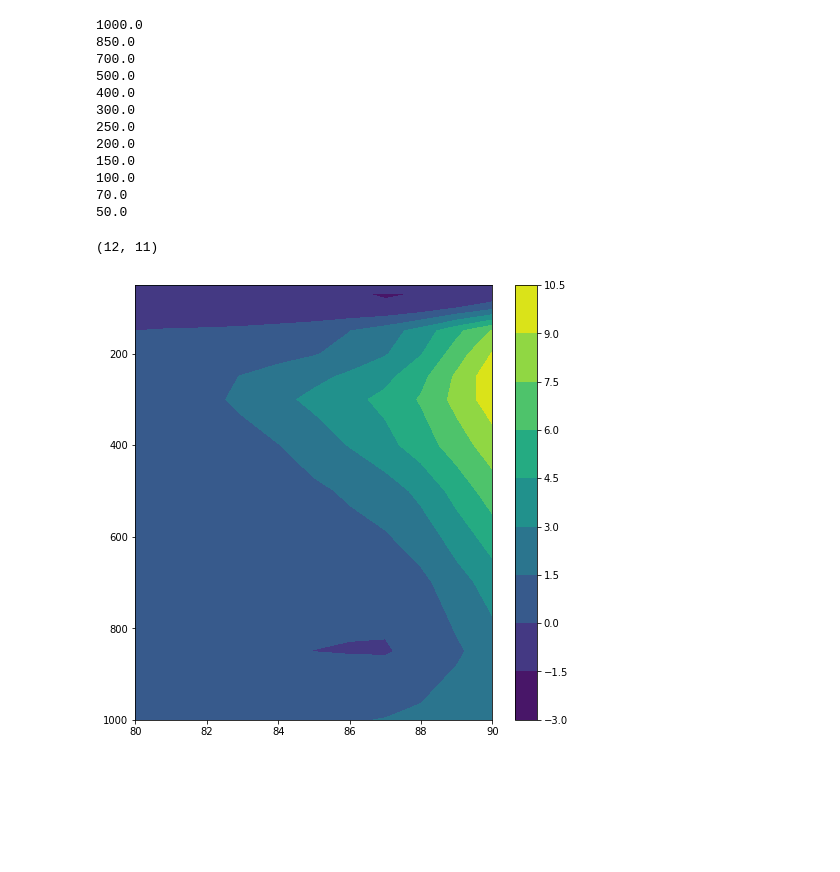
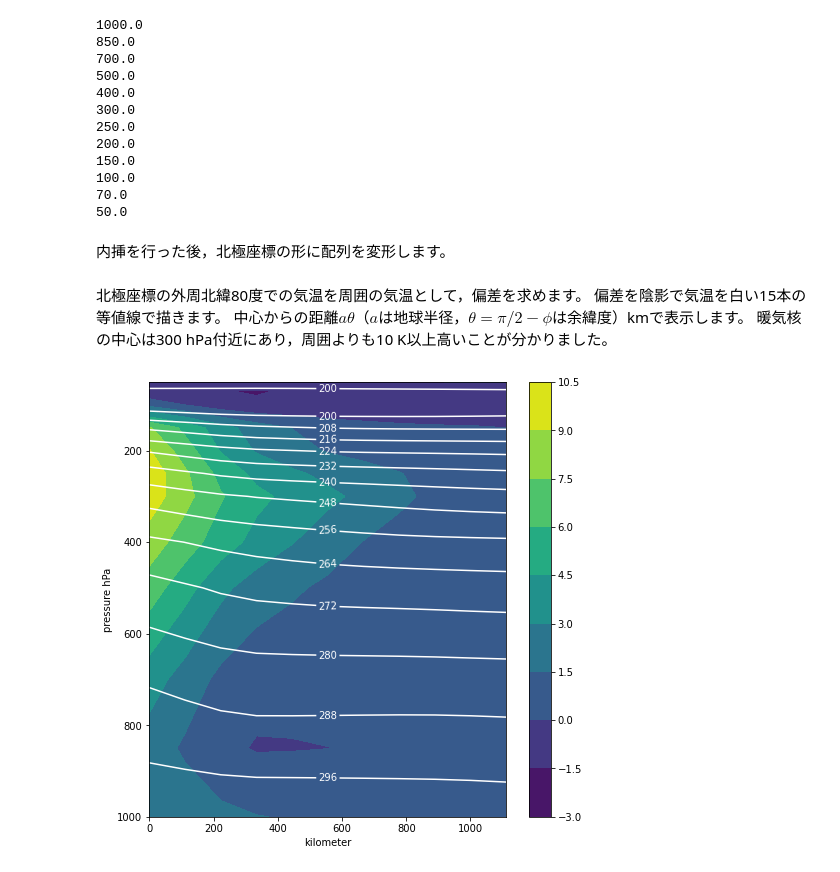
Before and after one commit to tenomoto/pymetds, a Jupyter notebook: Typhoon.ipynb, the cells around one changed output. Drawn from its saved outputs; the diff is of its cells as text; code cells hidden in the pictures; blank space fills up the shorter version.

```diff
--- a/Typhoon.ipynb
+++ b/Typhoon.ipynb
@@ -267,17 +283,0 @@ def closest_val(xval, x):
-# %%
-def linint2_points(xi, yi, fi, xo, yo):
-    if xi[0] > xi[1]:
-        print("xi must be ascending")
-        return np.NaN
-    if yi[0] > yi[1]:
-        print("yi must be ascending")
-        return np.NaN
-    kmax = np.amin([xo.size, yo.size])
-    fo = np.zeros(kmax)
-    for k in range(kmax):
-        i, j = closest_val(xo[k], xi), closest_val(yo[k], yi)
-        t = (xo[k] - xi[i]) / (xi[i+1] - xi[i])
-        u = (yo[k] - yi[j]) / (yi[j+1] - yi[j])
-        fo[k] = (1-u) * ((1-t) * fi[j,i] + t * fi[j,i+1]) + \
-                    u * (t * fi[j+1,i+1] + (1-t) * fi[j+1,i])
-    return fo
@@ -285,0 +284,13 @@ TT = linint2_points(T.lon.data, T.lat.data[::-1], T[0, ::-1], tlon, tlat)
+# %%
+def linint2_points(xi, yi, fi, xo, yo):
+    gi = fi.reshape(fi.size // (fi.shape[-2] * fi.shape[-1]), fi.shape[-2], fi.shape[-1])
+    fo = np.zeros([gi.shape[0], xo.size])
+    i = np.argmin(np.abs(xi - xo[:, None]), axis=1)
+    i = np.where(xi[i] <= xo, i, i-1)
+    j = np.argmin(np.abs(yi - yo[:, None]), axis=1)
+    j = np.where(yi[j] <= yo , j, j-1)
+    t = (xo - xi[i]) / (xi[i+1] - xi[i])
+    u = (yo - yi[j]) / (yi[j+1] - yi[j])
+    fo = (1-u) * ((1-t) * gi[:, j, i] + t * gi[:, j, i+1]) + \
+             u * (t * gi[:, j+1, i+1] + (1-t) * gi[:, j+1,i])
+    return fo
@@ -306,5 +323,9 @@ for k in range(T.shape[0]):
 100.0
 70.0
 50.0
+# %% [markdown]
+内挿を行った後，北極座標の形に配列を変形します。
 # %%
+T_rotated = linint2_points(T.lon.data, T.lat.data[::-1], T[:, ::-1].data, tlon, tlat)
 T_rotated = T_rotated.reshape(T.level.size, plat.size, plon.size)
+T_rotated_symmetric = T_rotated.mean(axis=2)
@@ -313,12 +332,20 @@ T_rotated_symmetric = T_rotated.mean(axis=2)
-# %%
-T_rotated_symmetric.shape
-# %% [output]
-(12, 11)
+# %% [markdown]
+北極座標の外周北緯80度での気温を周囲の気温として，偏差を求めます。
+偏差を陰影で気温を白い15本の等値線で描きます。
+中心からの距離$a\theta$（$a$は地球半径，$\theta = \pi/2 - \phi$は余緯度）kmで表示します。
+暖気核の中心は300 hPa付近にあり，周囲よりも10 K以上高いことが分かりました。
 # %%
+from metpy.constants import earth_avg_radius
+from metpy.units import units
+
 fig, ax = plt.subplots(figsize=[8, 8])
-p = ax.contourf(np.rad2deg(plat), T.level, T_rotated_symmetric-T_rotated_symmetric[:,0][:, None])
+y = (earth_avg_radius).to(units.km) * (0.5*np.pi-plat)
+p = ax.contourf(y, T.level, T_rotated_symmetric-T_rotated_symmetric[:,0][:, None])
+c = ax.contour(y, T.level, T_rotated_symmetric, levels=15, colors=["white"])
+ax.clabel(c)
+ax.set_ylabel("pressure hPa")
 ax.invert_yaxis()
 fig.colorbar(p)
 plt.show()
 # %% [output]
-[figure, old version]
+[figure, new version]
```
Also changed, not shown: parts of 18 cells of this notebook, 8 other files.
